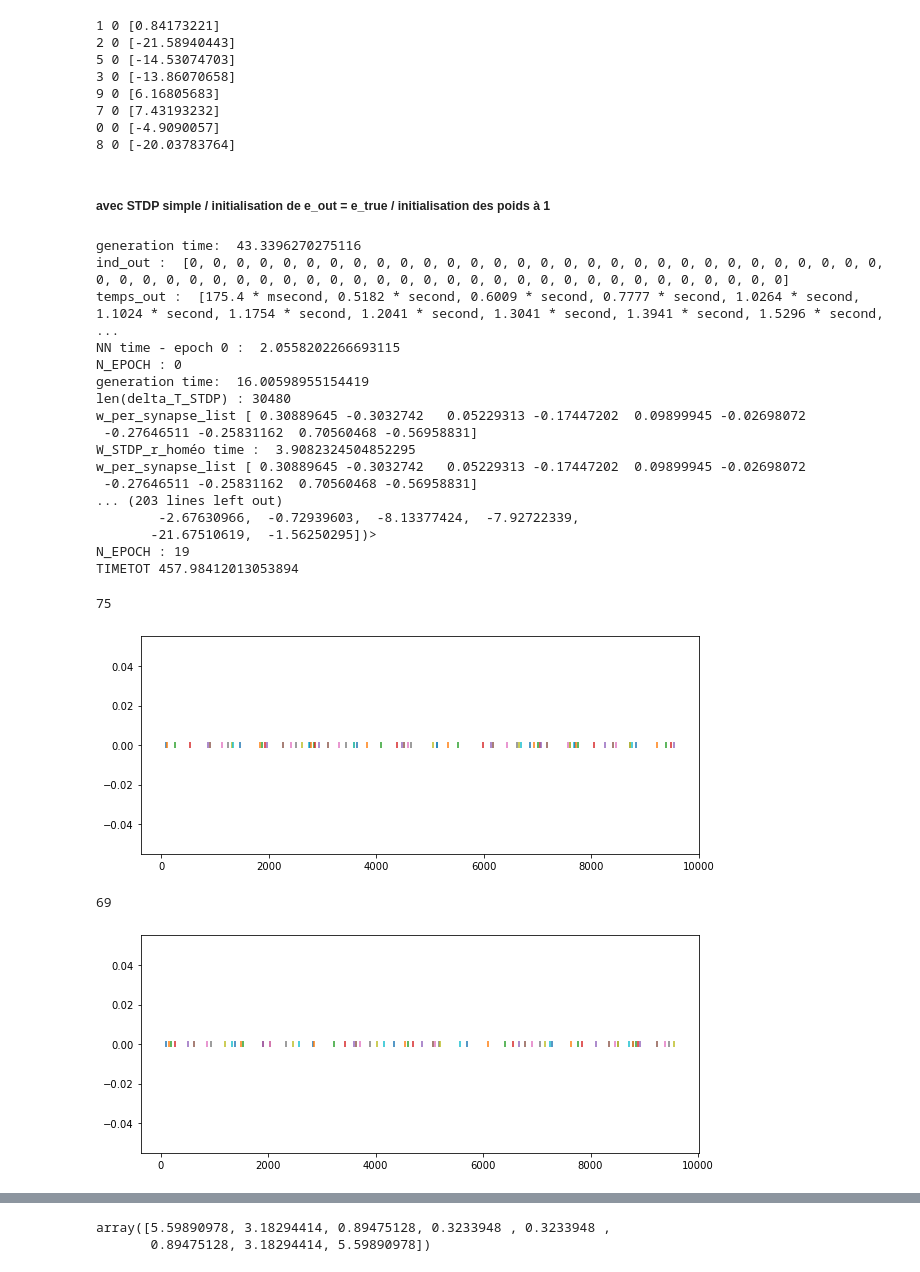
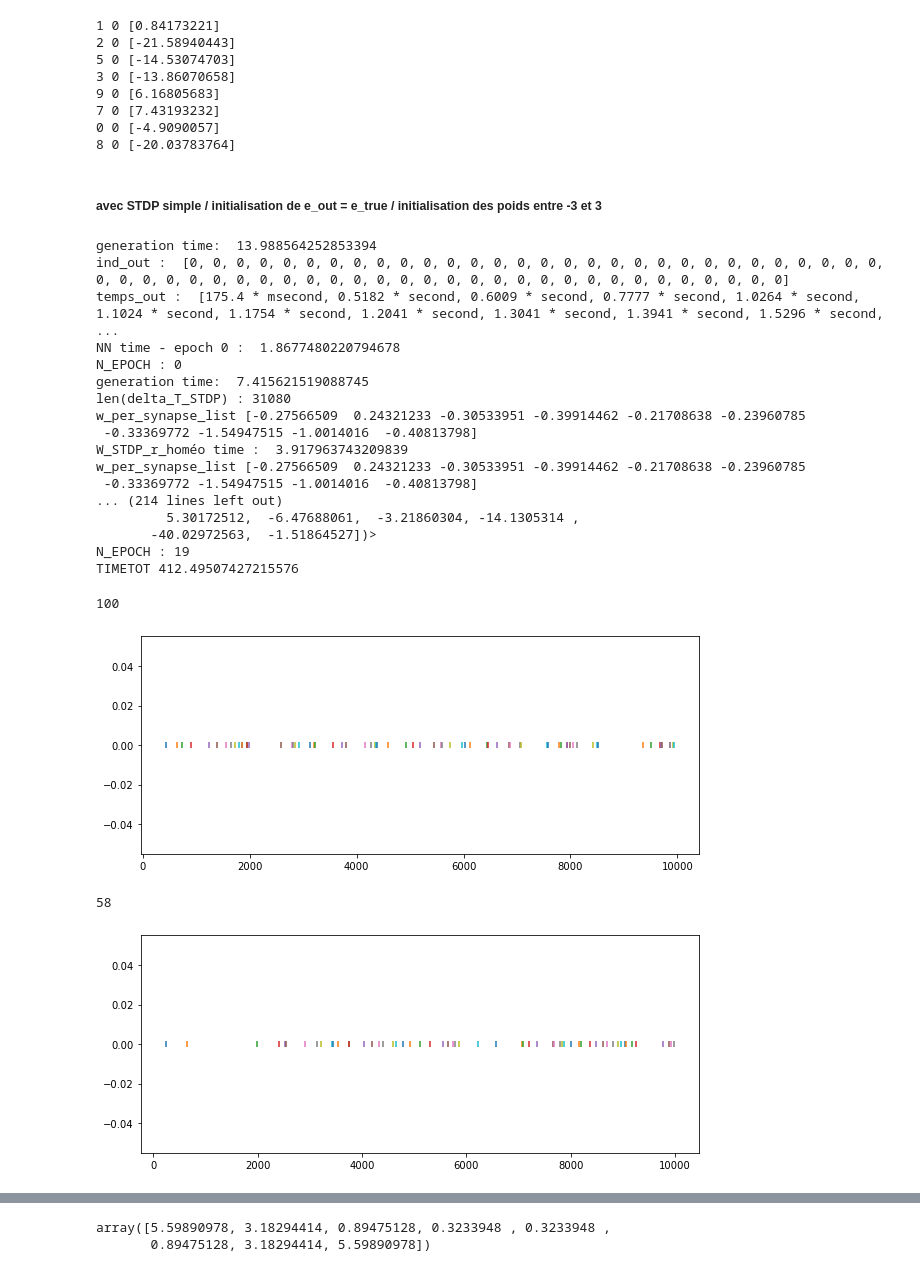
Before and after one commit to camillebesnainou/2022-01-10-polychrony, a Jupyter notebook: 2022-05-10_Besnainou_Camille.ipynb, the cells around one changed output, grey strips where cells are left out. Saved outputs shown, nothing was run; the diff lists cells and outputs as text; code cells hidden in the pictures.

```diff
--- a/2022-05-10_Besnainou_Camille.ipynb
+++ b/2022-05-10_Besnainou_Camille.ipynb
@@ -476,7 +476,7 @@ def learn_weight_2 (Ni, n_pattern, duration, nn_j, i_syn):
             delta_w.append( w_per_synapse_list)
             print('w_per_synapse_list',w_per_synapse_list)
 
-            e_out, naps, e_spike = neural_network_2(delta_e_in[N_epoch], np.random.randint(-2, 2, Ni*Nj)+delta_w[N_epoch-1], N_epoch)
+            e_out, naps, e_spike = neural_network_2(delta_e_in[N_epoch], np.random.randint(-3, 3, Ni*Nj)+delta_w[N_epoch-1], N_epoch)
             print('naps', naps.w)
             naps_w.append(naps.w)
             delta_e_out.append(e_out)
@@ -734,44 +734,44 @@ for i in s.j :
 0 0 [-4.9090057]
 8 0 [-20.03783764]
 # %% [markdown]
-##### avec STDP simple / initialisation de e_out = e_true / initialisation des poids à 1
+##### avec STDP simple / initialisation de e_out = e_true / initialisation des poids entre -3 et 3
 # %%
 #avec STDP simple
 delta_e_out, delta_e_true, delta_e_in, delta_w, naps_w, naps = learn_weight_2 (Ni, n_pattern, duration, nn_j, i_syn)
 # %% [output]
-generation time:  43.3396270275116
+generation time:  13.988564252853394
 ind_out :  [0, 0, 0, 0, 0, 0, 0, 0, 0, 0, 0, 0, 0, 0, 0, 0, 0, 0, 0, 0, 0, 0, 0, 0, 0, 0, 0, 0, 0, 0, 0, 0, 0, 0, 0, 0, 0, 0, 0, 0, 0, 0, 0, 0, 0, 0, 0, 0, 0, 0, 0, 0, 0, 0, 0, 0, 0, 0, 0, 0]
 temps_out :  [175.4 * msecond, 0.5182 * second, 0.6009 * second, 0.7777 * second, 1.0264 * second, 1.1024 * second, 1.1754 * second, 1.2041 * second, 1.3041 * second, 1.3941 * second, 1.5296 * second, ...
-NN time - epoch 0 :  2.0558202266693115
+NN time - epoch 0 :  1.8677480220794678
 N_EPOCH : 0
-generation time:  16.00598955154419
-len(delta_T_STDP) : 30480
-w_per_synapse_list [ 0.30889645 -0.3032742   0.05229313 -0.17447202  0.09899945 -0.02698072
- -0.27646511 -0.25831162  0.70560468 -0.56958831]
-W_STDP_r_homéo time :  3.9082324504852295
-w_per_synapse_list [ 0.30889645 -0.3032742   0.05229313 -0.17447202  0.09899945 -0.02698072
- -0.27646511 -0.25831162  0.70560468 -0.56958831]
-... (203 lines left out)
-        -2.67630966,  -0.72939603,  -8.13377424,  -7.92722339,
-       -21.67510619,  -1.56250295])>
+generation time:  7.415621519088745
+len(delta_T_STDP) : 31080
+w_per_synapse_list [-0.27566509  0.24321233 -0.30533951 -0.39914462 -0.21708638 -0.23960785
+ -0.33369772 -1.54947515 -1.0014016  -0.40813798]
+W_STDP_r_homéo time :  3.917963743209839
+w_per_synapse_list [-0.27566509  0.24321233 -0.30533951 -0.39914462 -0.21708638 -0.23960785
+ -0.33369772 -1.54947515 -1.0014016  -0.40813798]
+... (214 lines left out)
+         5.30172512,  -6.47688061,  -3.21860304, -14.1305314 ,
+       -40.02972563,  -1.51864527])>
 N_EPOCH : 19
-TIMETOT 457.98412013053894
+TIMETOT 412.49507427215576
 # %%
 plt.figure(figsize=(10,4))
-for i in range(len(delta_e_out[19])):
-    plt.scatter(delta_e_out[19][i][0], delta_e_out[19][i][1], marker = '|')
+for i in range(len(delta_e_out[2])):
+    plt.scatter(delta_e_out[2][i][0], delta_e_out[2][i][1], marker = '|')
 len(delta_e_out[19])
 # %% [output]
-75
+100
-[figure, old version]
+[figure, new version]
 # %%
 plt.figure(figsize=(10,4))
 for i in range(len(delta_e_true[19])):
     plt.scatter(delta_e_true[19][i][0], delta_e_true[19][i][1], marker = '|')
 len(delta_e_true[19])
 # %% [output]
-69
+58
-[figure, old version]
+[figure, new version]
 # %%
 naps_w[18]
 # %% [output]
```
Also changed, not shown: parts of 2 cells of this notebook, 5 other files.
